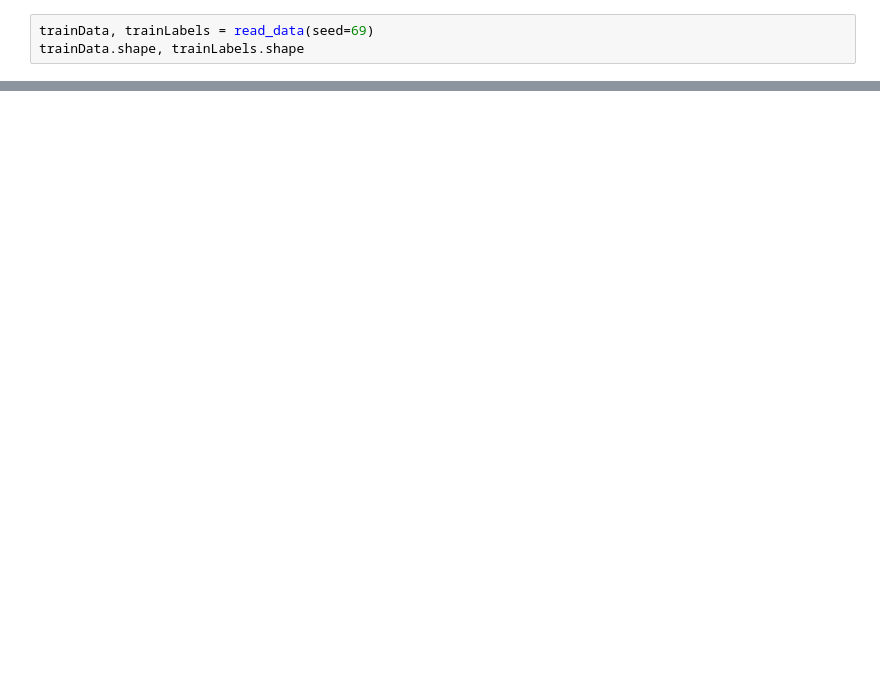
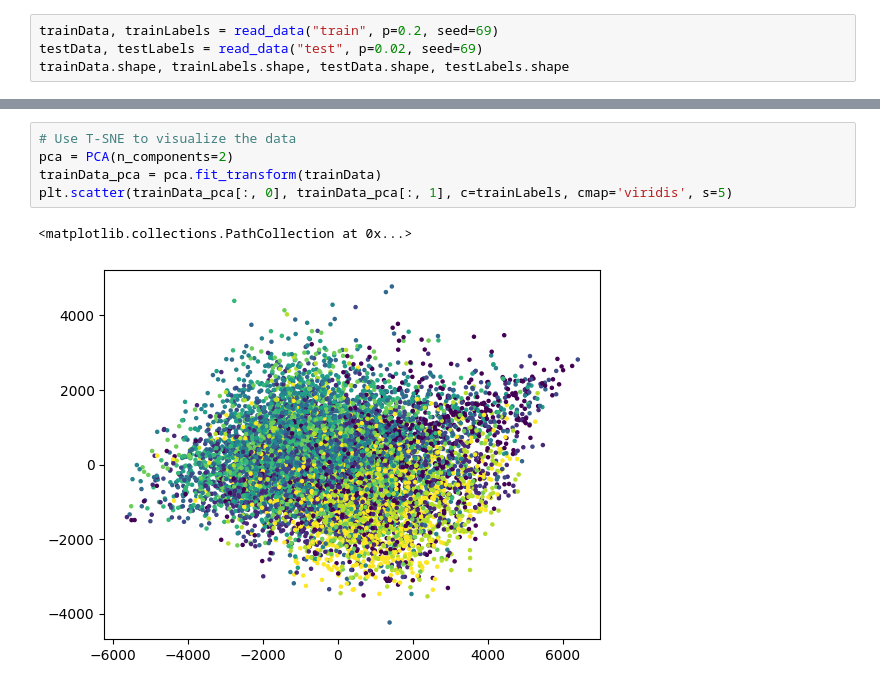
Before and after one commit to pleituer/COMP3314-Asm3, a Jupyter notebook: prototype 1.ipynb, the cells around one changed output, grey strips where cells are left out. Cells and saved outputs as stored; diff of their text form; blank space fills up the shorter version.

```diff
--- a/prototype 1.ipynb
+++ b/prototype 1.ipynb
@@ -37,6 +53,7 @@ def read_data(mode="train", p=0.2, seed=None):
 
     return X, y
 # %%
-trainData, trainLabels = read_data(seed=69)
-trainData.shape, trainLabels.shape
+trainData, trainLabels = read_data("train", p=0.2, seed=69)
+testData, testLabels = read_data("test", p=0.02, seed=69)
+trainData.shape, trainLabels.shape, testData.shape, testLabels.shape
 # %% [output]
@@ -43,0 +92,8 @@ trainData.shape, trainLabels.shape
+# %%
+# Use T-SNE to visualize the data
+pca = PCA(n_components=2)
+trainData_pca = pca.fit_transform(trainData)
+plt.scatter(trainData_pca[:, 0], trainData_pca[:, 1], c=trainLabels, cmap='viridis', s=5)
+# %% [output]
+<matplotlib.collections.PathCollection at 0x...>
+[figure, added]
```
Also changed, not shown: parts of 15 cells of this notebook.
